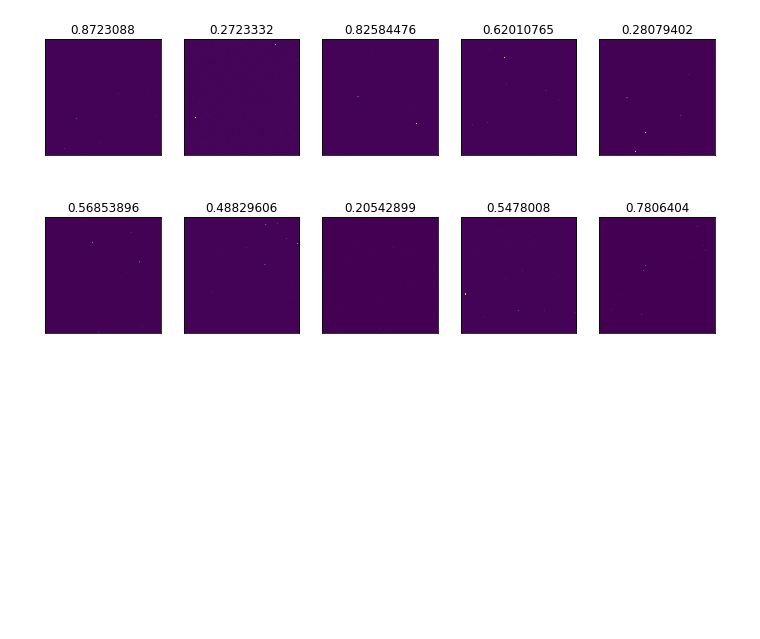
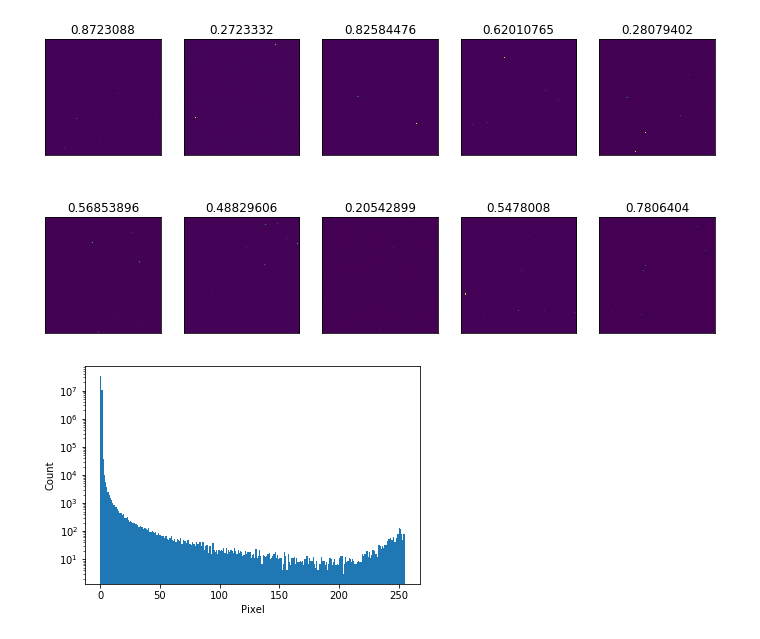
Before and after one commit to sansavenir/cil-cosmology-2020, a Jupyter notebook: tools/inspect.ipynb, the cells around one changed output. Saved outputs shown, nothing was run; the diff lists cells and outputs as text; code cells hidden in the pictures; blank space fills up the shorter version.

Commit message:
Pixel histogram

```diff
--- a/tools/inspect.ipynb
+++ b/tools/inspect.ipynb
@@ -2,7 +2,7 @@
 import numpy as np
 import os
 
-root = 'cosmology'
+root = '../data'
 path = os.path.join(root, 'scored.csv')
 scored = np.genfromtxt(path, delimiter=',', skip_header=1, dtype=np.float32)
 # %%
@@ -43,3 +43,23 @@ med = med[:10]
 plot_images(med)
 # %% [output]
 [figure]
+# %%
+hig = scored[(scored[:, 1] > 5)]
+
+def _load_imgs(names):
+    for name in names:
+        img_path = os.path.join(root, 'scored', str(int(name)) + '.png')
+        yield (mpimg.imread(img_path)  * 255).astype(np.uint8)
+
+
+names = hig[:, 0]
+imgs = list(_load_imgs(names))
+pixels = np.stack(imgs).reshape([-1])
+
+plt.hist(pixels, density=False, bins=255)
+plt.ylabel('Count')
+plt.xlabel('Pixel')
+plt.yscale('log')
+plt.show()
+# %% [output]
+[figure, added]
```
Also changed, not shown: parts of 2 cells of this notebook.
